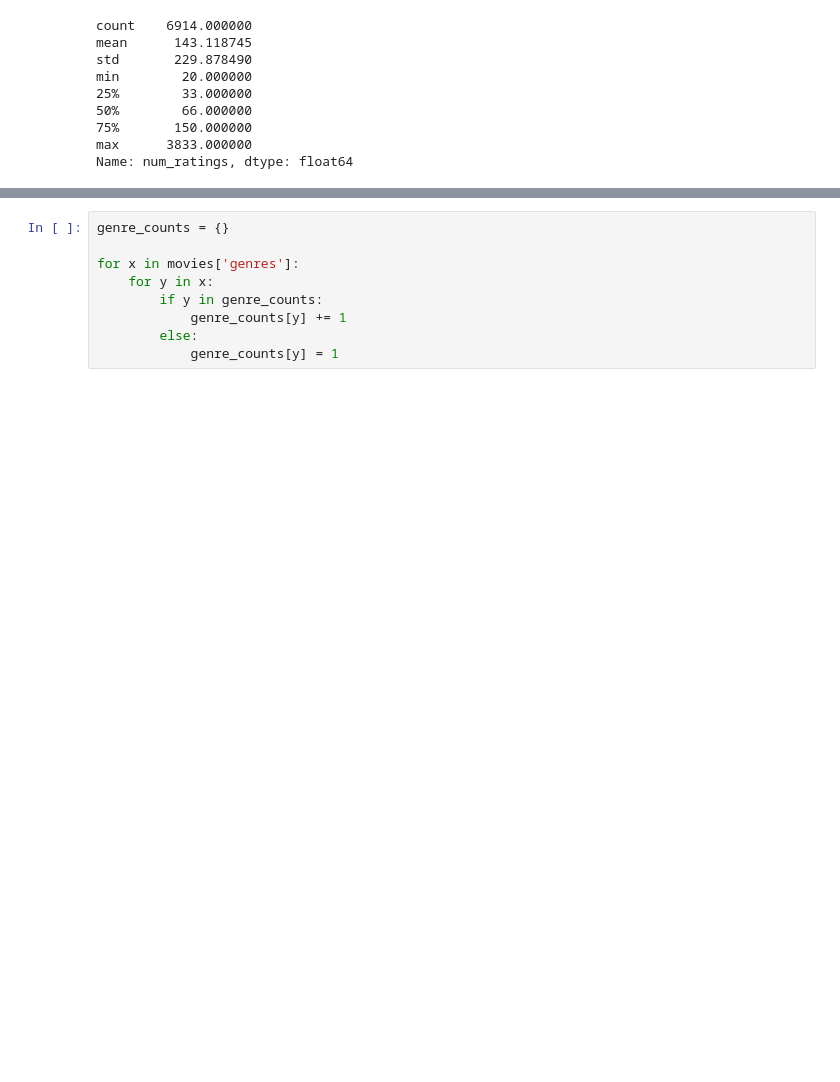
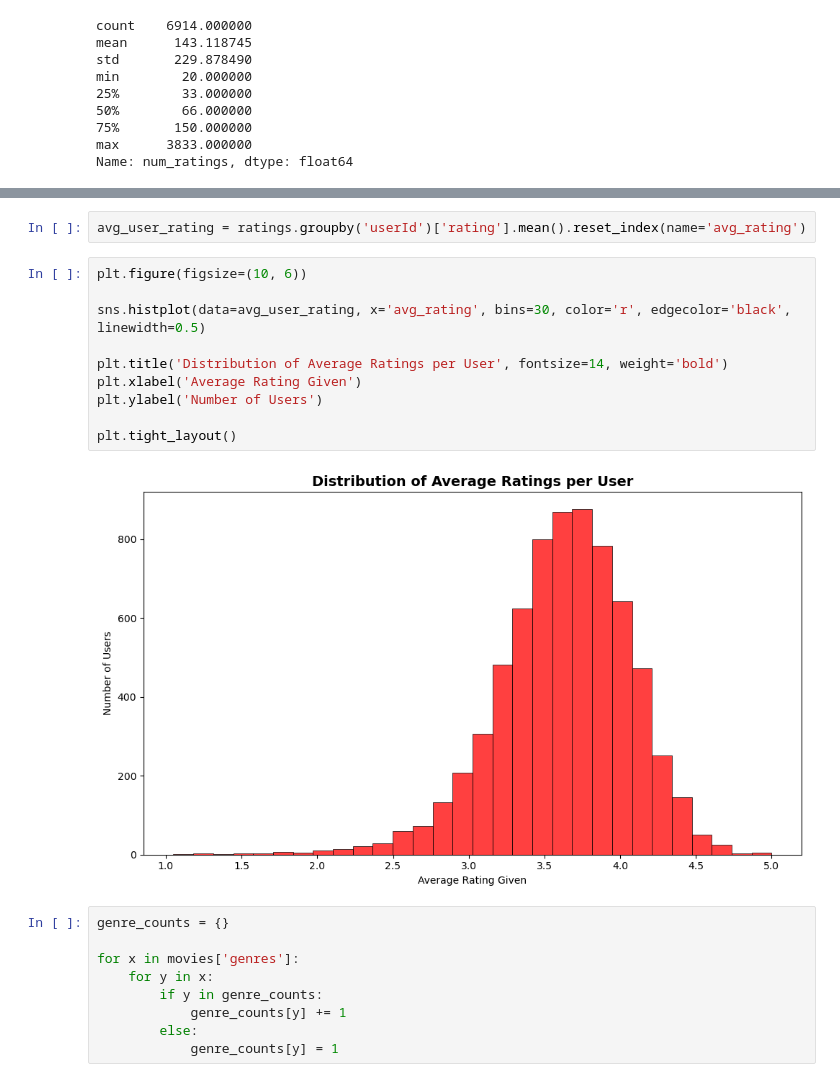
Before and after one commit to Kapustuch/Movie_Rec_System, a Jupyter notebook: notebooks/0.1-eda.ipynb, the cells around one changed output, grey strips where cells are left out. Cells and saved outputs as stored; diff of their text form; blank space fills up the shorter version.

```diff
--- a/notebooks/0.1-eda.ipynb
+++ b/notebooks/0.1-eda.ipynb
@@ -88,3 +94,17 @@ plt.tight_layout()
+# %%
+avg_user_rating = ratings.groupby('userId')['rating'].mean().reset_index(name='avg_rating')
+# %%
+plt.figure(figsize=(10, 6))
+
+sns.histplot(data=avg_user_rating, x='avg_rating', bins=30, color='r', edgecolor='black', linewidth=0.5)
+
+plt.title('Distribution of Average Ratings per User', fontsize=14, weight='bold')
+plt.xlabel('Average Rating Given')
+plt.ylabel('Number of Users')
+
+plt.tight_layout()
+# %% [output]
+[figure, added]
 # %%
 genre_counts = {}
 
```
Also changed, not shown: parts of 24 cells of this notebook.
